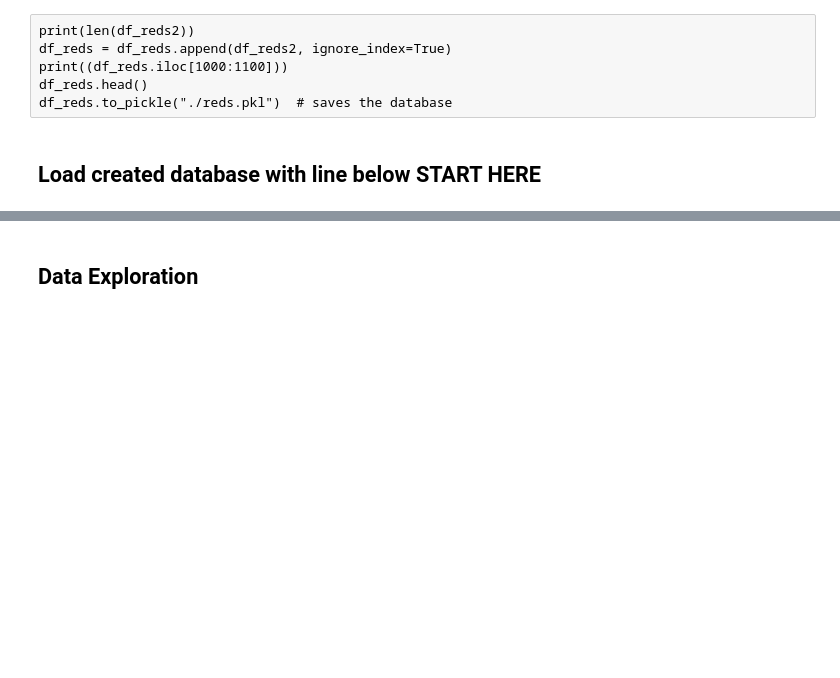
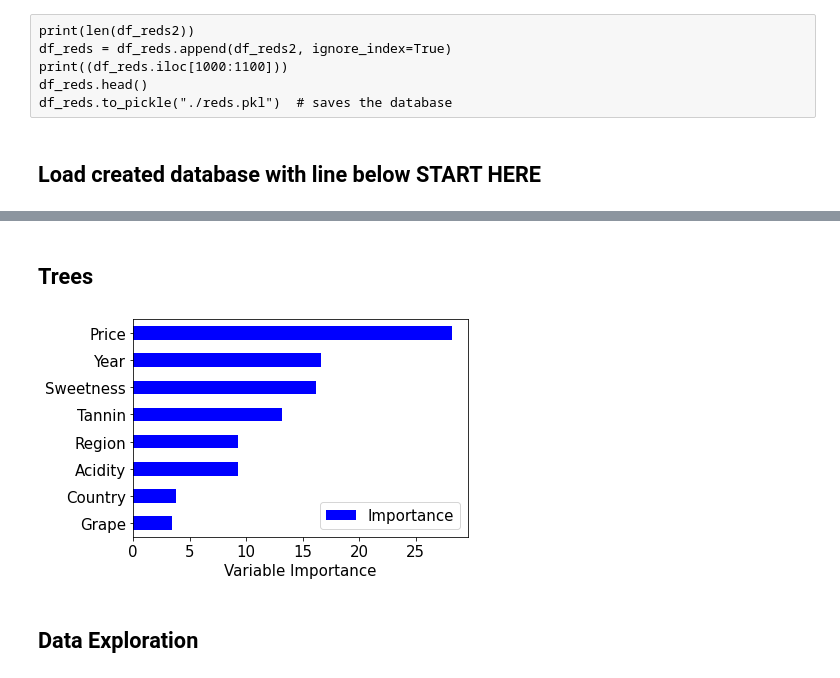
Before and after one commit to dylanw-main/Data_Analytics, a Jupyter notebook: Final_Project_Notebook.ipynb, the cells around one changed output, grey strips where cells are left out. Saved outputs shown, nothing was run; the diff lists cells and outputs as text; code cells hidden in the pictures; blank space fills up the shorter version.

```diff
--- a/Final_Project_Notebook.ipynb
+++ b/Final_Project_Notebook.ipynb
@@ -155,0 +158,9 @@ df_reds.head()
+# %%
+df_reds.Grape = pd.factorize(df_reds.Grape)[0]
+df_reds.Region = pd.factorize(df_reds.Region)[0]
+df_reds.Country = pd.factorize(df_reds.Country)[0]
+df_reds.Rating = pd.factorize(df_reds.Rating)[0]
+df_reds["Year"] = pd.to_numeric(df_reds["Year"], errors='coerce')
+df_reds = df_reds.dropna()
+print(len(df_reds))
+df_reds.head()
@@ -156,3 +175,17 @@ df_reds.head()
+# %% [markdown]
+## Trees
+# %%
+X_forest = df_reds.drop(['Winery', 'Wine', 'Flavor', 'Rating'], axis=1)
+y_forest = df_reds['Rating']
+X_train, X_test, y_train, y_test = ms.train_test_split(X_forest, y_forest, test_size=0.20, random_state=0)
+
+classifier = ens.RandomForestClassifier(n_estimators=250, max_features=4)
+classifier = classifier.fit(X_train, y_train)
+Importance = pd.DataFrame({'Importance':classifier.feature_importances_*100}, index=df_reds.columns[[2,3,4,5,6,8,9,10]])
+Importance.sort_values('Importance', axis=0, ascending=True).plot(kind='barh', color='b')
+plt.xlabel('Variable Importance');
+# %% [output]
+[figure, added]
 # %% [markdown]
 ## Data Exploration
 # %%
```
Also changed, not shown: parts of 4 cells of this notebook.
